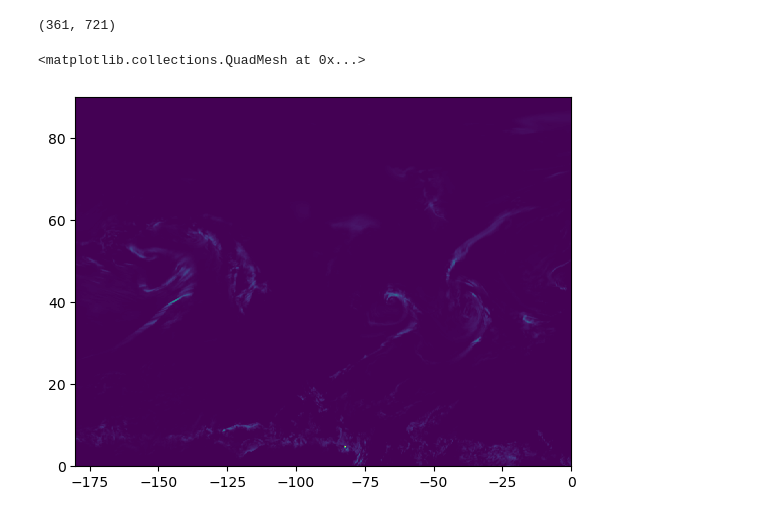
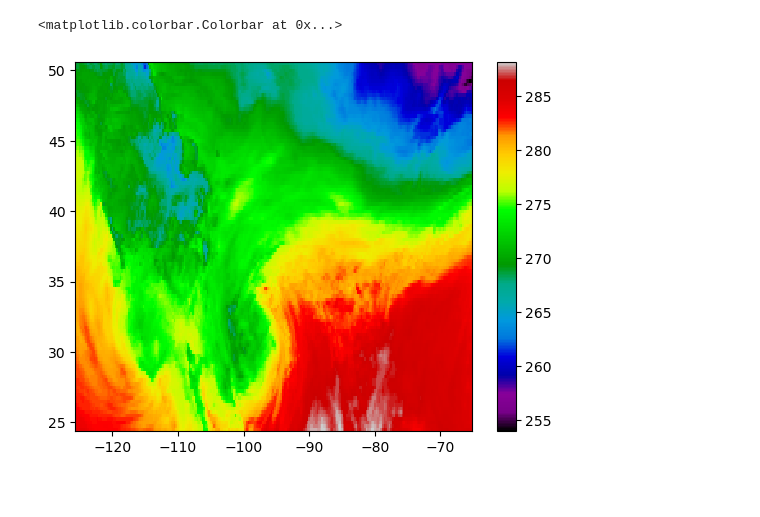
Before and after one commit to yingkaisha/MRMS_diffusion_bridge, a Jupyter notebook: DATA00_GFS_preprocess.ipynb, the cells around one changed output. Drawn from its saved outputs; the diff is of its cells as text; code cells hidden in the pictures.

Commit message:
update data notebooks

```diff
--- a/DATA00_GFS_preprocess.ipynb
+++ b/DATA00_GFS_preprocess.ipynb
@@ -17,0 +30,3 @@ import matplotlib.pyplot as plt
+# %%
+base = datetime(year, 1, 1)
+date_list = [base + timedelta(days=d) for d in range(365)]
@@ -17,0 +38,10 @@ import matplotlib.pyplot as plt
+# %%
+dt = date_list[80]
+filename = datetime.strftime(dt,
+    '/glade/campaign/collections/rda/data/ds084.1/%Y/%Y%m%d/gfs.0p25.%Y%m%d{}.f{:03d}.grib2'.format('00', 3))
+
+# append all available grbio info until indices run out-of-bound
+names = []
+with pygrib.open(filename) as grbio:
+    for i in range(1, 600):
+        names.append(grbio[i])
@@ -17,0 +104,6 @@ import matplotlib.pyplot as plt
+# %%
+lat_NA = np.flipud(lat[:-360, 720:])
+lon_NA = np.flipud(lon[:-360, 720:]) - 360
+
+lat_GFS = lat_NA[98:203, 218:460]
+lon_GFS = lon_NA[98:203, 218:460]
@@ -18,4 +126,4 @@ import matplotlib.pyplot as plt
 # %%
-with h5py.File(save_dir+'MRMS_ERA5_domain.hdf', 'r') as h5io:
-    lon_ERA5 = h5io['lon_ERA5'][...]
-    lat_ERA5 = h5io['lat_ERA5'][...]
+with h5py.File(save_dir+'CNN_domain.hdf', 'r') as h5io:
+    lon_GFS = h5io['lon_GFS'][...]
+    lat_GFS = h5io['lat_GFS'][...]
@@ -82,9 +130,6 @@ for i_dt, dt in enumerate(date_list[:5]):
-# %%
-APCP_NA.shape
-# %% [output]
-(361, 721)
-# %%
-plt.pcolormesh(lon_ERA5, lat_ERA5, APCP[i_dt, ...])
-# %% [output]
-<matplotlib.collections.QuadMesh at 0x...>
-[figure, removed]
+# %%
+plt.pcolormesh(lon_GFS, lat_GFS, T_NA, cmap=plt.cm.nipy_spectral)
+plt.colorbar()
+# %% [output]
+<matplotlib.colorbar.Colorbar at 0x...>
+[figure, added]
```
Also changed, not shown: parts of 21 cells of this notebook, 4 other files.
